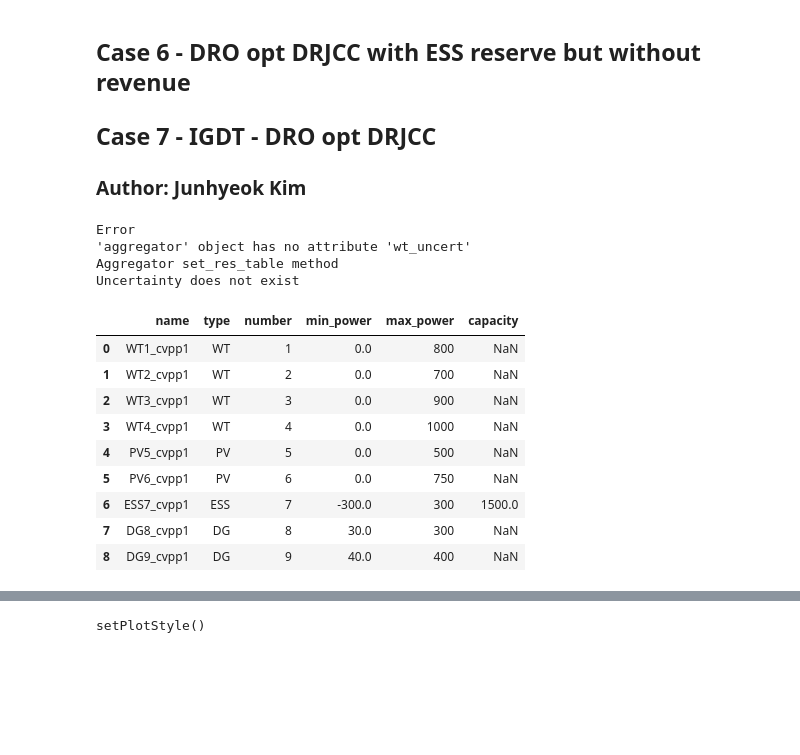
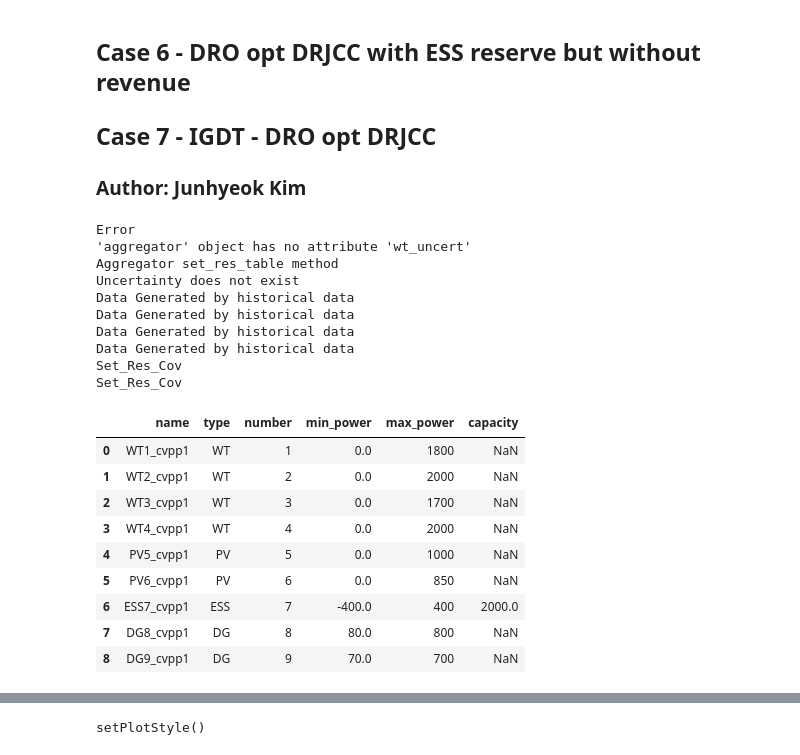
Before and after one commit to JunHyeokPSL/IGDT-DRO-optimal-bidding-of-virtual-power-plant, a Jupyter notebook: main/IGDT-DRO-DRJCC-optimal-bidding-strategy.ipynb, the cells around one changed output, grey strips where cells are left out. Drawn from its saved outputs; the diff is of its cells as text; code cells hidden in the pictures; blank space fills up the shorter version.

```diff
--- a/main/IGDT-DRO-DRJCC-optimal-bidding-strategy.ipynb
+++ b/main/IGDT-DRO-DRJCC-optimal-bidding-strategy.ipynb
@@ -34,25 +34,23 @@ from draw_fig import Single_Case_Plot
 # %%
 ### Parameters
 DRO_param = {'eps_joint_cvar' : 0.05}
-DRO_param['theta'] = 0.05
+DRO_param['theta'] = 0.5
 
 # Vector for Bonferroni approximation
 rho_vectorC = np.linspace(0, 0.0025, 26)
 
 # Number of individual runs (number of coupled datasets in the numerical study)
 
-IR_max = 100
-IR_sim = 100
+IR_max = 10
 
-# Number of out of sample data for each individual run (N') for testing
-# dataset
-
-OOS_max = 200
-OOS_sim = 100
 
 # Number of maximum sample size (N)
 
-N_max = 1000
+N_max = 200
+
+# Number of maximum out of sample data for each individual run (N') for testing
+# dataset
+OOS_max = 1000
 
 # Number of sample data in training dataset (N)
 
@@ -73,24 +71,27 @@ n_total_scen = IR_max * (N_max + OOS_max)
     #UNIT_TIME: 1 -> 1 hour
 
 case_dict = {'case':6, 'UNIT_TIME': 1, 'bid_type':'deterministic', 'n_total_scen': n_total_scen, 'N_max': N_max, 'OOS_max':OOS_max,
-             'IR_max': IR_max, 'N': N, 'OOS_sim': OOS_sim, 'divide_factor': 2}
+             'IR_max': IR_max, 'N': N, 'divide_factor': 1}
+case_dict['data_scenario'] = 'random'
+case_dict['wt_bound'] = 0.6
+case_dict['pv_bound'] = 0.2
+case_dict['rand'] = 'uniform'
 
 case_dict['date'] = '20220911'
-
 nTimeslot = int(24 / case_dict['UNIT_TIME'])
 char_ess = {'initSOC':0.5, 'termSOC':0.5, 'minSOC':0.2, 'maxSOC':0.8, 'efficiency':0.95}
 
 
-model_dict = {'nVPP':1, 'path': path, 'N_PIECE': 10, 'nTimeslot': nTimeslot}
+model_dict = {'nVPP':1, 'path': path, 'N_PIECE': 10, 'nTimeslot': nTimeslot, 'output_flag': 0}
 
 # Once, set te PV, WT, SMP uncertainties identically in each time (PV: 5%, WT: 10%, SMP: 10%)
 uncertainty_dict = {'pv': np.ones(nTimeslot)*0.10 , 'wt': np.ones(nTimeslot)*0.10, 'smp':np.ones(nTimeslot)*0.10}
 
 
-if case_dict['case']==7:
+if case_dict['case']==2:
 
     model_dict['uncertainty'] = uncertainty_dict
-    case_dict['bid_type'] = 'risk-averse'
+    case_dict['bid_type'] = 'risky'
 
 elif case_dict['case'] == 1:
 
@@ -99,39 +100,47 @@ elif case_dict['case'] == 1:
 # %%
 # Set Up VPP  #Unit: kW
 
 vpp_list = []
 for i in range(model_dict['nVPP']):
     nGen_dict = {'WT':4,'PV':2, 'ESS':1, 'DG':2}
-    wt_list = [800, 700, 900, 1000]
-    pv_list = [500, 750, 500, 700]
-    ess_list = [300]
-    capacity_list = [1500]
-    dg_list = [300, 400, 900]
+    wt_list = [1800, 2000, 1700, 2000]
+    pv_list = [1000, 850, 700, 700]
+    ess_list = [400]
+    capacity_list = [2000]
+    dg_list = [800, 700, 900]
     max_list = [wt_list, pv_list, ess_list, capacity_list, dg_list]
 
     dg_dict_list = []
     for j in range(nGen_dict['DG']):
         dg_dict_list.append(generate_gen_dict(j,dg_list[j], model_dict))
     model_dict['dg_dict_list'] = dg_dict_list
 
     agg_dict = {'name': f'cvpp{i+1}', 'code': f'xds{i+1}', 'gen':nGen_dict}
     vpp_list.append(aggregator(agg_dict, char_ess, model_dict, case_dict))
     vpp_list[i].set_der_power(max_list)
     vpp_list[i].set_smp_data(case_dict['date'])
+    vpp_list[i].set_profile(case_dict['N'],0)
+    vpp_list[i].set_res_cov()
 
 vpp_list[0].get_res_table()
 # %% [output]
 Error
 'aggregator' object has no attribute 'wt_uncert'
 Aggregator set_res_table method
 Uncertainty does not exist
+Data Generated by historical data
+Data Generated by historical data
+Data Generated by historical data
+Data Generated by historical data
+Set_Res_Cov
+Set_Res_Cov
 |  | name | type | number | min_power | max_power | capacity |
-| 0 | WT1_cvpp1 | WT | 1 | 0.0 | 800 | NaN |
-| 1 | WT2_cvpp1 | WT | 2 | 0.0 | 700 | NaN |
-| 2 | WT3_cvpp1 | WT | 3 | 0.0 | 900 | NaN |
-| 3 | WT4_cvpp1 | WT | 4 | 0.0 | 1000 | NaN |
-| 4 | PV5_cvpp1 | PV | 5 | 0.0 | 500 | NaN |
-| 5 | PV6_cvpp1 | PV | 6 | 0.0 | 750 | NaN |
-| 6 | ESS7_cvpp1 | ESS | 7 | -300.0 | 300 | 1500.0 |
-| 7 | DG8_cvpp1 | DG | 8 | 30.0 | 300 | NaN |
-| 8 | DG9_cvpp1 | DG | 9 | 40.0 | 400 | NaN |
+| 0 | WT1_cvpp1 | WT | 1 | 0.0 | 1800 | NaN |
+| 1 | WT2_cvpp1 | WT | 2 | 0.0 | 2000 | NaN |
+| 2 | WT3_cvpp1 | WT | 3 | 0.0 | 1700 | NaN |
+| 3 | WT4_cvpp1 | WT | 4 | 0.0 | 2000 | NaN |
+| 4 | PV5_cvpp1 | PV | 5 | 0.0 | 1000 | NaN |
+| 5 | PV6_cvpp1 | PV | 6 | 0.0 | 850 | NaN |
+| 6 | ESS7_cvpp1 | ESS | 7 | -400.0 | 400 | 2000.0 |
+| 7 | DG8_cvpp1 | DG | 8 | 80.0 | 800 | NaN |
+| 8 | DG9_cvpp1 | DG | 9 | 70.0 | 700 | NaN |
```
Also changed, not shown: parts of 27 cells of this notebook, 43 other files.
